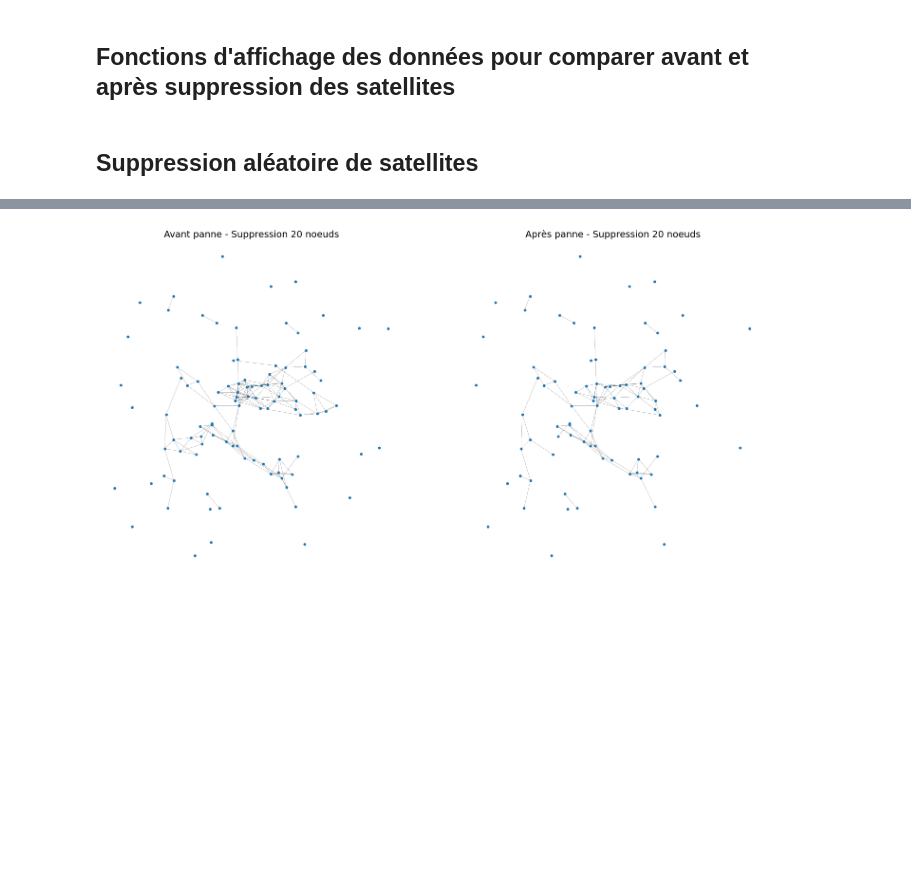
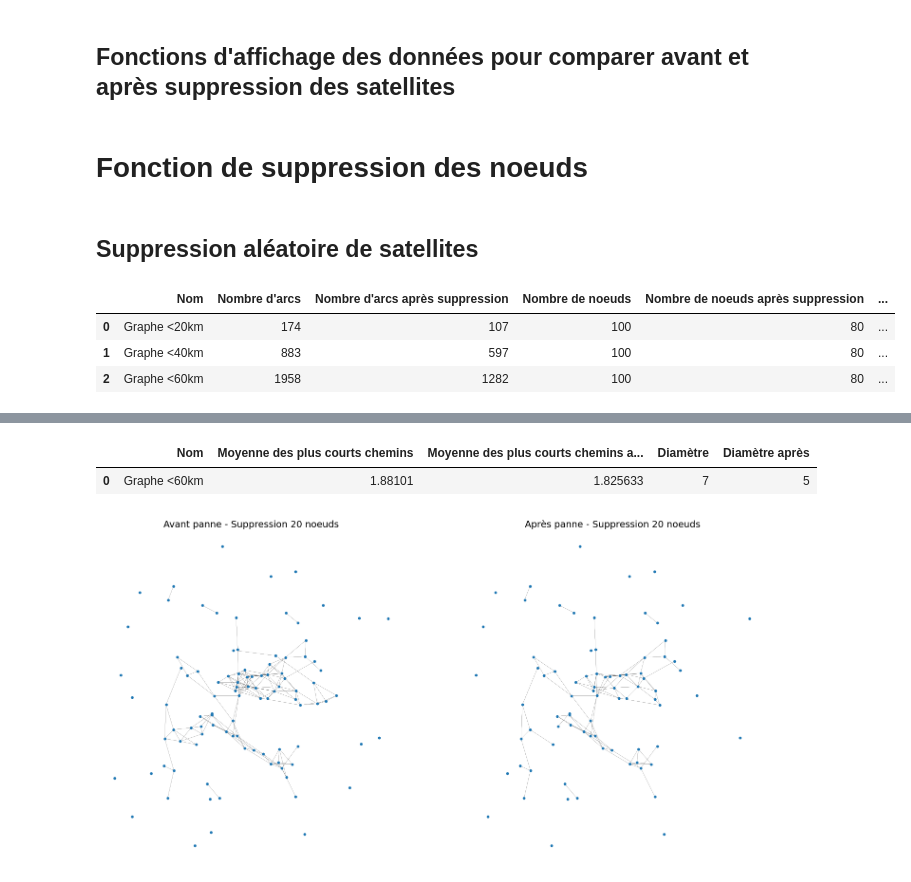
Before and after one commit to Emma-html/projet_reseaux_IA, a Jupyter notebook: suppression.ipynb, the cells around one changed output, grey strips where cells are left out. Saved outputs shown, nothing was run; the diff lists cells and outputs as text; code cells hidden in the pictures; blank space fills up the shorter version.

Commit message:
update suppression aléatoire

```diff
--- a/suppression.ipynb
+++ b/suppression.ipynb
@@ -196,3 +196,5 @@ def comparaison_graphs(graph_apres1, graph_apres2, graph_apres3):
     display(pd.DataFrame(donnees_tab1))
     display(pd.DataFrame(donnees_tab2))
     display(pd.DataFrame(donnees_tab3))
+# %% [markdown]
+# Fonction de suppression des noeuds
@@ -199,2 +215,22 @@ def comparaison_graphs(graph_apres1, graph_apres2, graph_apres3):
 # %% [markdown]
 ## Suppression aléatoire de satellites
+# %%
+def list_nodes_random(graph, n, seed=None):
+    import random
+    random.seed(seed)
+    return random.sample(list(graph.nodes), n)
+# %%
+def generate_randomly_reduced_graph(graph, n, seed=None):
+    nodes = list_nodes_random(graph, n, seed)
+    return delete_nodes(graph.copy(), nodes)
+# %%
+graph1r = generate_randomly_reduced_graph(graph1, 20, seed=42)
+graph2r = generate_randomly_reduced_graph(graph2, 20, seed=42)
+graph3r = generate_randomly_reduced_graph(graph3, 20, seed=42)
+
+comparaison_graphs(graph1r, graph2r, graph3r)
+# %% [output]
+|  | Nom | Nombre d'arcs | Nombre d'arcs après suppression | Nombre de noeuds | Nombre de noeuds après suppression | ... |
+| 0 | Graphe <20km | 174 | 107 | 100 | 80 | ... |
+| 1 | Graphe <40km | 883 | 597 | 100 | 80 | ... |
+| 2 | Graphe <60km | 1958 | 1282 | 100 | 80 | ... |
@@ -201,3 +241,5 @@ def comparaison_graphs(graph_apres1, graph_apres2, graph_apres3):
+|  | Nom | Moyenne des plus courts chemins | Moyenne des plus courts chemins a... | Diamètre | Diamètre après |
+| 0 | Graphe <60km | 1.88101 | 1.825633 | 7 | 5 |
 # %%
 
 def analyse_graph_on_graphobj_df(graph, nb_to_remove, seed=None, targeted=False, centrality=False, display=True):
```
Also changed, not shown: parts of 3 cells of this notebook.
